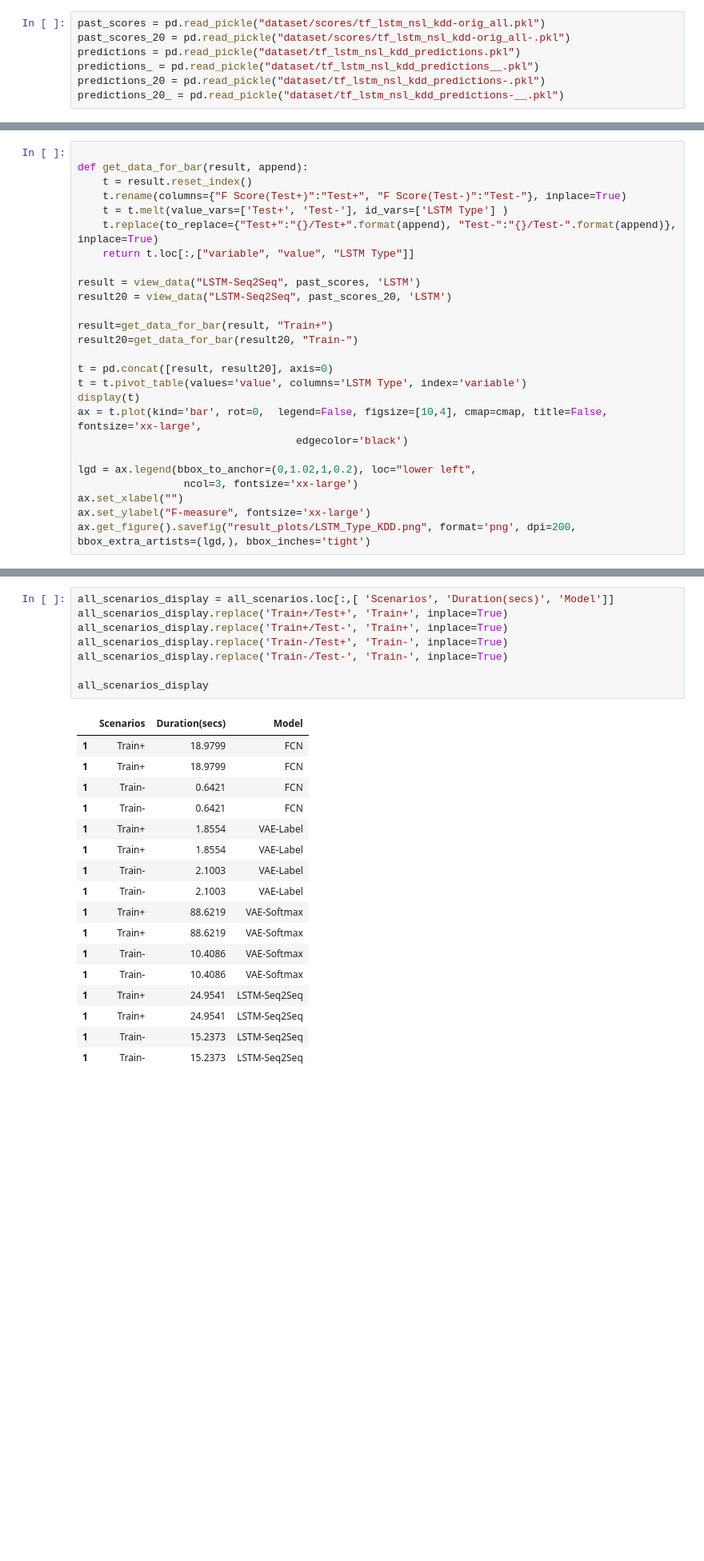
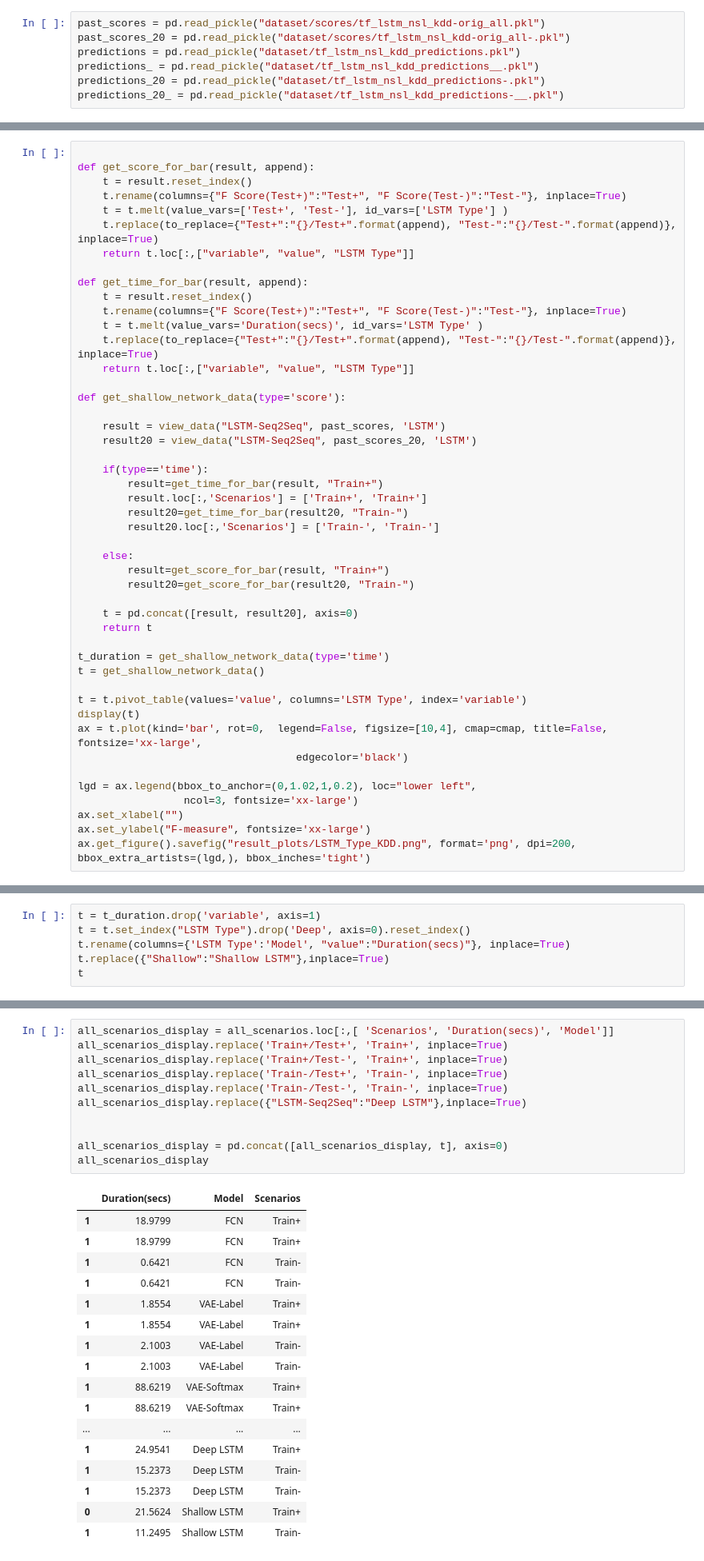
Before and after one commit to rkmalaiya/network_anomaly_detection_deep_learning, a Jupyter notebook: evaluate_scores.ipynb, the cells around one changed output, grey strips where cells are left out. Shown: that part at 80% size. Drawn from its saved outputs; the diff is of its cells as text; blank space fills up the shorter version.

```diff
--- a/evaluate_scores.ipynb
+++ b/evaluate_scores.ipynb
@@ -353,20 +354,41 @@ all_scenarios_lstm = evaluate_lstm("LSTM-Seq2Seq", past_scores, past_scores_20,
 [figure]
 # %%
 
-def get_data_for_bar(result, append):
+def get_score_for_bar(result, append):
     t = result.reset_index()
     t.rename(columns={"F Score(Test+)":"Test+", "F Score(Test-)":"Test-"}, inplace=True)
     t = t.melt(value_vars=['Test+', 'Test-'], id_vars=['LSTM Type'] )
     t.replace(to_replace={"Test+":"{}/Test+".format(append), "Test-":"{}/Test-".format(append)}, inplace=True)
     return t.loc[:,["variable", "value", "LSTM Type"]]
 
-result = view_data("LSTM-Seq2Seq", past_scores, 'LSTM')
-result20 = view_data("LSTM-Seq2Seq", past_scores_20, 'LSTM')
+def get_time_for_bar(result, append):
+    t = result.reset_index()
+    t.rename(columns={"F Score(Test+)":"Test+", "F Score(Test-)":"Test-"}, inplace=True)
+    t = t.melt(value_vars='Duration(secs)', id_vars='LSTM Type' )
+    t.replace(to_replace={"Test+":"{}/Test+".format(append), "Test-":"{}/Test-".format(append)}, inplace=True)
+    return t.loc[:,["variable", "value", "LSTM Type"]]
 
-result=get_data_for_bar(result, "Train+")
-result20=get_data_for_bar(result20, "Train-")
+def get_shallow_network_data(type='score'):
 
-t = pd.concat([result, result20], axis=0)
+    result = view_data("LSTM-Seq2Seq", past_scores, 'LSTM')
+    result20 = view_data("LSTM-Seq2Seq", past_scores_20, 'LSTM')
+
+    if(type=='time'):
+        result=get_time_for_bar(result, "Train+")
+        result.loc[:,'Scenarios'] = ['Train+', 'Train+']
+        result20=get_time_for_bar(result20, "Train-")
+        result20.loc[:,'Scenarios'] = ['Train-', 'Train-']
+
+    else:
+        result=get_score_for_bar(result, "Train+")
+        result20=get_score_for_bar(result20, "Train-")
+
+    t = pd.concat([result, result20], axis=0)
+    return t
+
+t_duration = get_shallow_network_data(type='time')
+t = get_shallow_network_data()
+
 t = t.pivot_table(values='value', columns='LSTM Type', index='variable')
 display(t)
 ax = t.plot(kind='bar', rot=0,  legend=False, figsize=[10,4], cmap=cmap, title=False, fontsize='xx-large',
@@ -460,3 +501,9 @@ display_and_save("All Results with Models in X Axis",plot_bar)
 # %% [output]
 <matplotlib.axes._subplots.AxesSubplot at 0x...>
 [figure]
+# %%
+t = t_duration.drop('variable', axis=1)
+t = t.set_index("LSTM Type").drop('Deep', axis=0).reset_index()
+t.rename(columns={'LSTM Type':'Model', "value":"Duration(secs)"}, inplace=True)
+t.replace({"Shallow":"Shallow LSTM"},inplace=True)
+t
@@ -463,29 +514,32 @@ display_and_save("All Results with Models in X Axis",plot_bar)
 # %%
 all_scenarios_display = all_scenarios.loc[:,[ 'Scenarios', 'Duration(secs)', 'Model']]
 all_scenarios_display.replace('Train+/Test+', 'Train+', inplace=True)
 all_scenarios_display.replace('Train+/Test-', 'Train+', inplace=True)
 all_scenarios_display.replace('Train-/Test+', 'Train-', inplace=True)
 all_scenarios_display.replace('Train-/Test-', 'Train-', inplace=True)
+all_scenarios_display.replace({"LSTM-Seq2Seq":"Deep LSTM"},inplace=True)
 
+
+all_scenarios_display = pd.concat([all_scenarios_display, t], axis=0)
 all_scenarios_display
 # %% [output]
-|  | Scenarios | Duration(secs) | Model |
-| 1 | Train+ | 18.9799 | FCN |
-| 1 | Train+ | 18.9799 | FCN |
-| 1 | Train- | 0.6421 | FCN |
-| 1 | Train- | 0.6421 | FCN |
-| 1 | Train+ | 1.8554 | VAE-Label |
-| 1 | Train+ | 1.8554 | VAE-Label |
-| 1 | Train- | 2.1003 | VAE-Label |
-| 1 | Train- | 2.1003 | VAE-Label |
-| 1 | Train+ | 88.6219 | VAE-Softmax |
-| 1 | Train+ | 88.6219 | VAE-Softmax |
-| 1 | Train- | 10.4086 | VAE-Softmax |
-| 1 | Train- | 10.4086 | VAE-Softmax |
-| 1 | Train+ | 24.9541 | LSTM-Seq2Seq |
-| 1 | Train+ | 24.9541 | LSTM-Seq2Seq |
-| 1 | Train- | 15.2373 | LSTM-Seq2Seq |
-| 1 | Train- | 15.2373 | LSTM-Seq2Seq |
+|  | Duration(secs) | Model | Scenarios |
+| 1 | 18.9799 | FCN | Train+ |
+| 1 | 18.9799 | FCN | Train+ |
+| 1 | 0.6421 | FCN | Train- |
+| 1 | 0.6421 | FCN | Train- |
+| 1 | 1.8554 | VAE-Label | Train+ |
+| 1 | 1.8554 | VAE-Label | Train+ |
+| 1 | 2.1003 | VAE-Label | Train- |
+| 1 | 2.1003 | VAE-Label | Train- |
+| 1 | 88.6219 | VAE-Softmax | Train+ |
+| 1 | 88.6219 | VAE-Softmax | Train+ |
+| ... | ... | ... | ... |
+| 1 | 24.9541 | Deep LSTM | Train+ |
+| 1 | 15.2373 | Deep LSTM | Train- |
+| 1 | 15.2373 | Deep LSTM | Train- |
+| 0 | 21.5624 | Shallow LSTM | Train+ |
+| 1 | 11.2495 | Shallow LSTM | Train- |
 # %%
 all_scenarios_pivot = all_scenarios_display.pivot_table('Duration(secs)', 'Model', 'Scenarios')
 all_scenarios_pivot
```
Also changed, not shown: parts of 11 cells of this notebook, 11 other files.
